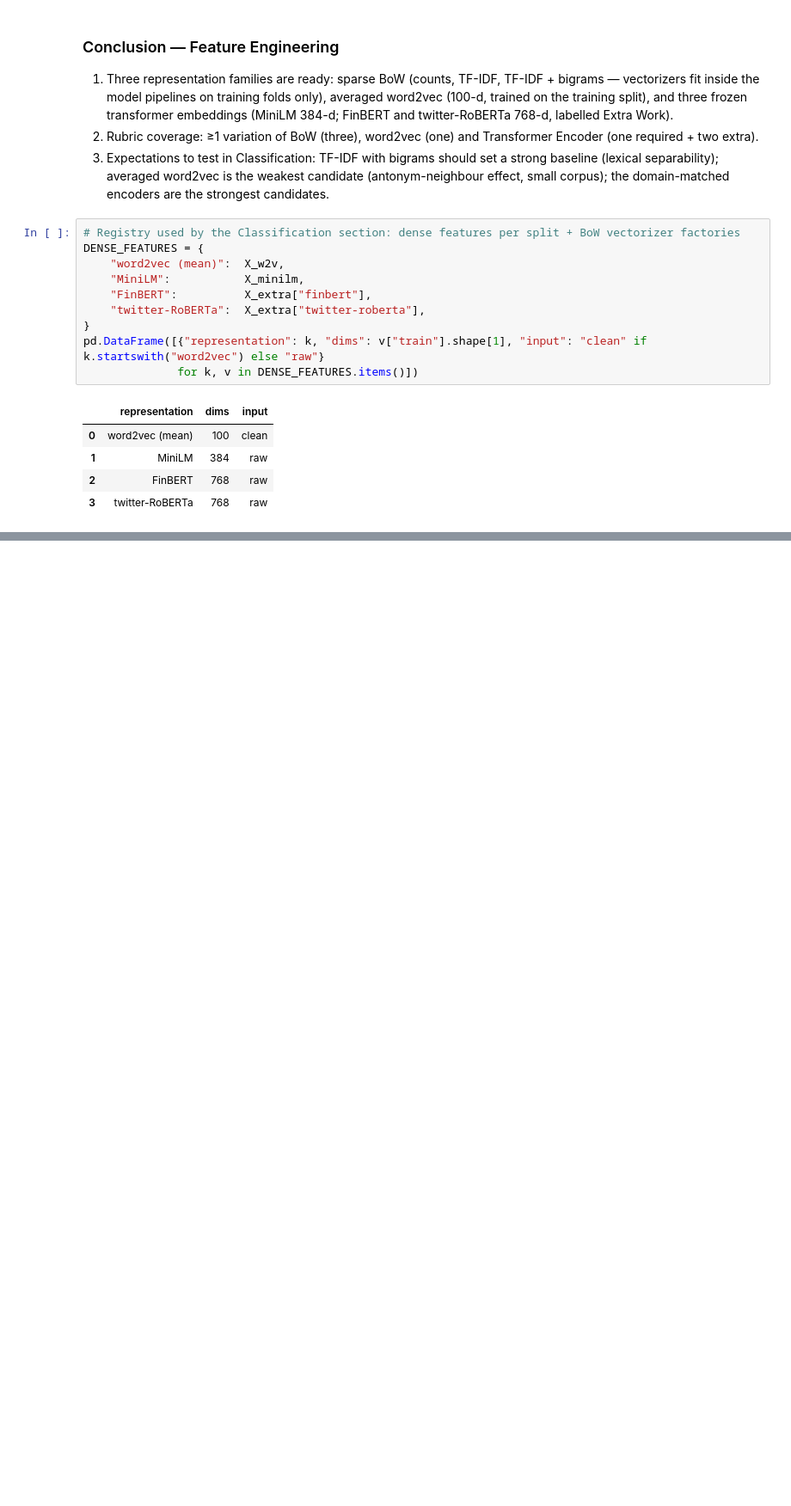
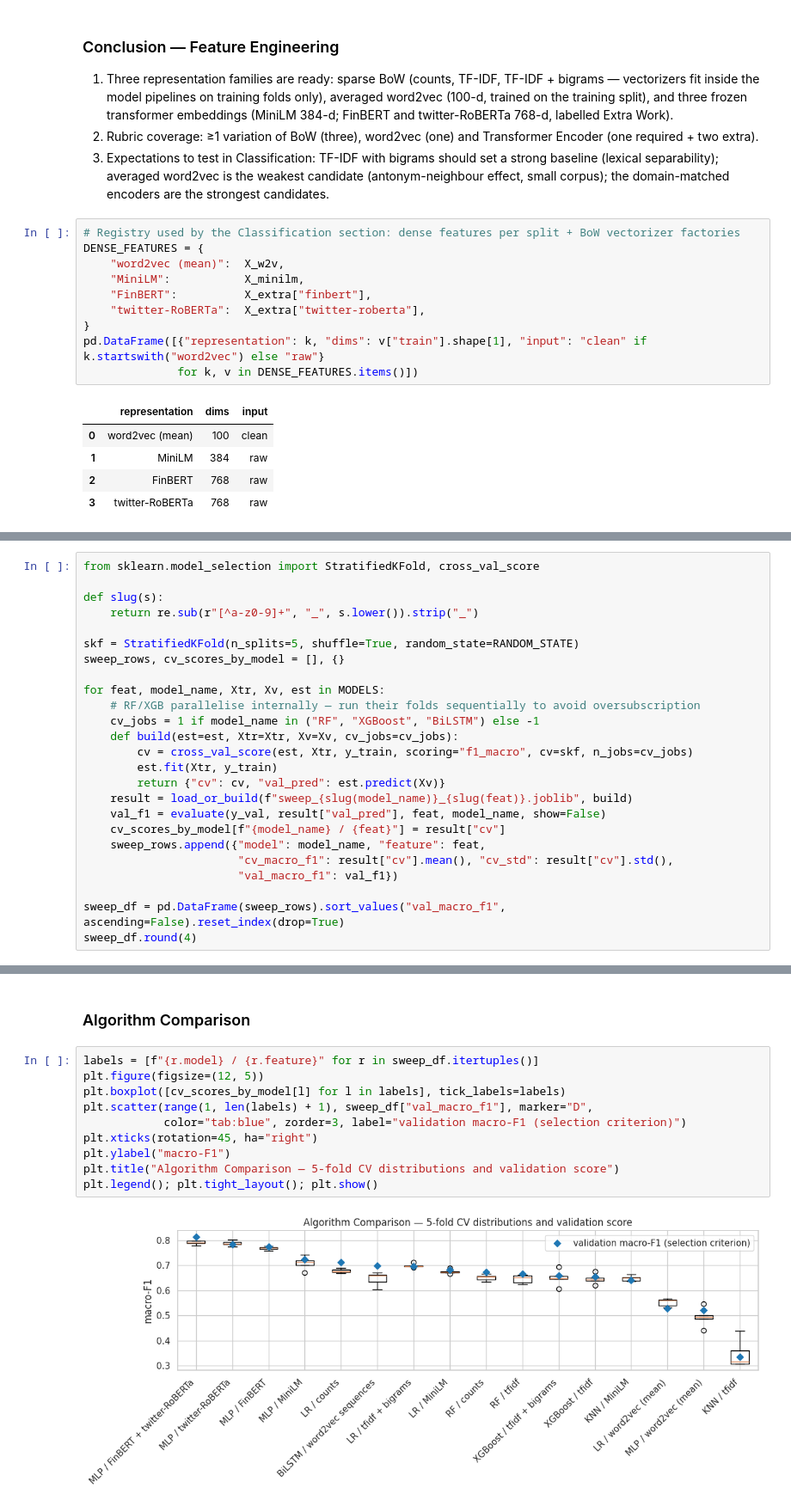
Before and after one commit to simon-sazonov/Text_Mining, a Jupyter notebook: group_12/tm_tests_12_v2.ipynb, the cells around one changed output, grey strips where cells are left out. Shown at 86% size. Drawn from its saved outputs; the diff is of its cells as text; blank space fills up the shorter version.

```diff
--- a/group_12/tm_tests_12_v2.ipynb
+++ b/group_12/tm_tests_12_v2.ipynb
@@ -922,0 +1021,25 @@ pd.DataFrame([{"representation": k, "dims": v["train"].shape[1], "input": "clean
+# %%
+from sklearn.model_selection import StratifiedKFold, cross_val_score
+
+def slug(s):
+    return re.sub(r"[^a-z0-9]+", "_", s.lower()).strip("_")
+
+skf = StratifiedKFold(n_splits=5, shuffle=True, random_state=RANDOM_STATE)
+sweep_rows, cv_scores_by_model = [], {}
+
+for feat, model_name, Xtr, Xv, est in MODELS:
+    # RF/XGB parallelise internally — run their folds sequentially to avoid oversubscription
+    cv_jobs = 1 if model_name in ("RF", "XGBoost", "BiLSTM") else -1
+    def build(est=est, Xtr=Xtr, Xv=Xv, cv_jobs=cv_jobs):
+        cv = cross_val_score(est, Xtr, y_train, scoring="f1_macro", cv=skf, n_jobs=cv_jobs)
+        est.fit(Xtr, y_train)
+        return {"cv": cv, "val_pred": est.predict(Xv)}
+    result = load_or_build(f"sweep_{slug(model_name)}_{slug(feat)}.joblib", build)
+    val_f1 = evaluate(y_val, result["val_pred"], feat, model_name, show=False)
+    cv_scores_by_model[f"{model_name} / {feat}"] = result["cv"]
+    sweep_rows.append({"model": model_name, "feature": feat,
+                       "cv_macro_f1": result["cv"].mean(), "cv_std": result["cv"].std(),
+                       "val_macro_f1": val_f1})
+
+sweep_df = pd.DataFrame(sweep_rows).sort_values("val_macro_f1", ascending=False).reset_index(drop=True)
+sweep_df.round(4)
@@ -922,0 +1080,14 @@ pd.DataFrame([{"representation": k, "dims": v["train"].shape[1], "input": "clean
+# %% [markdown]
+### Algorithm Comparison
+# %%
+labels = [f"{r.model} / {r.feature}" for r in sweep_df.itertuples()]
+plt.figure(figsize=(12, 5))
+plt.boxplot([cv_scores_by_model[l] for l in labels], tick_labels=labels)
+plt.scatter(range(1, len(labels) + 1), sweep_df["val_macro_f1"], marker="D",
+            color="tab:blue", zorder=3, label="validation macro-F1 (selection criterion)")
+plt.xticks(rotation=45, ha="right")
+plt.ylabel("macro-F1")
+plt.title("Algorithm Comparison — 5-fold CV distributions and validation score")
+plt.legend(); plt.tight_layout(); plt.show()
+# %% [output]
+[figure, added]
```
Also changed, not shown: parts of 18 cells of this notebook, 2 other files.
